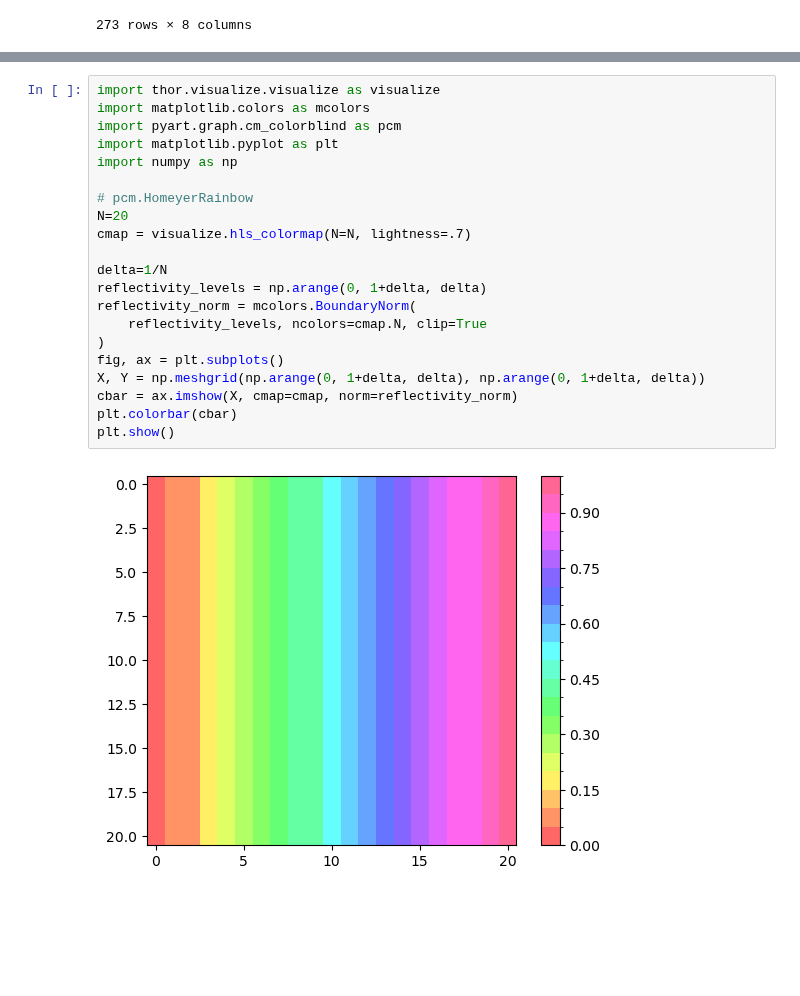
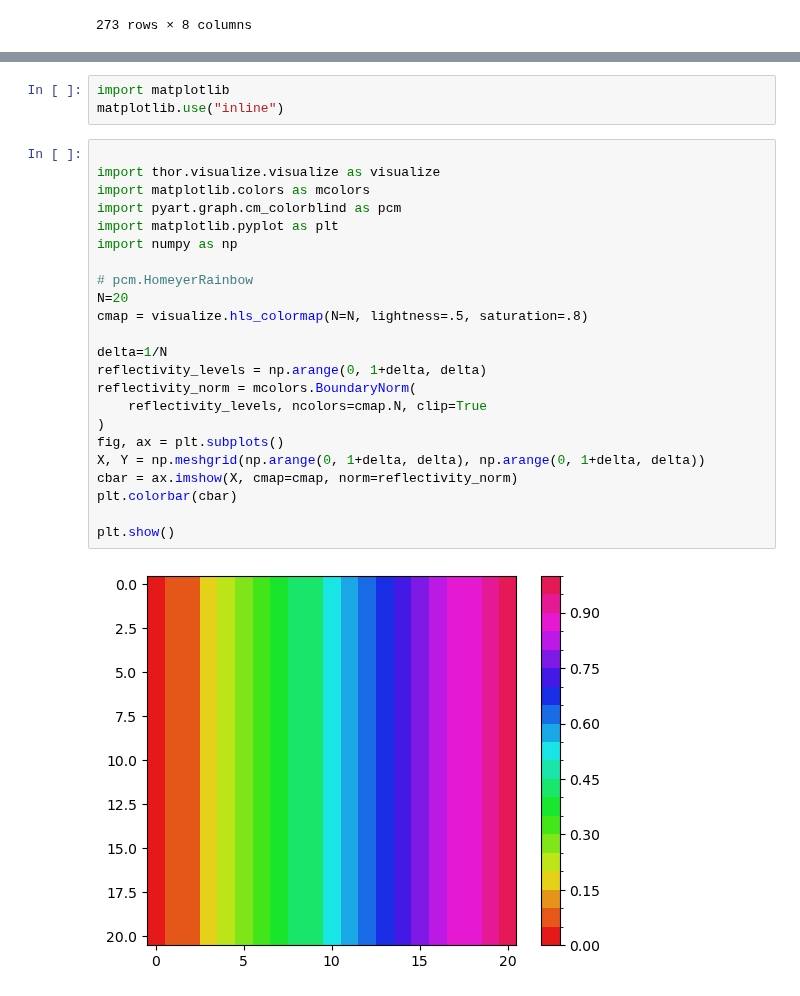
Before and after one commit to THUNER-project/THUNER, a Jupyter notebook: demo/gridrad.ipynb, the cells around one changed output, grey strips where cells are left out. Drawn from its saved outputs; the diff is of its cells as text; blank space fills up the shorter version.

```diff
--- a/demo/gridrad.ipynb
+++ b/demo/gridrad.ipynb
@@ -252,23 +246,28 @@ visualize.attribute.mcs_series(*args, **args_dict)
+# %%
+import matplotlib
+matplotlib.use("inline")
 # %%
+
 import thor.visualize.visualize as visualize
 import matplotlib.colors as mcolors
 import pyart.graph.cm_colorblind as pcm
 import matplotlib.pyplot as plt
 import numpy as np
 
 # pcm.HomeyerRainbow
 N=20
-cmap = visualize.hls_colormap(N=N, lightness=.7)
+cmap = visualize.hls_colormap(N=N, lightness=.5, saturation=.8)
 
 delta=1/N
 reflectivity_levels = np.arange(0, 1+delta, delta)
 reflectivity_norm = mcolors.BoundaryNorm(
     reflectivity_levels, ncolors=cmap.N, clip=True
 )
 fig, ax = plt.subplots()
 X, Y = np.meshgrid(np.arange(0, 1+delta, delta), np.arange(0, 1+delta, delta))
 cbar = ax.imshow(X, cmap=cmap, norm=reflectivity_norm)
 plt.colorbar(cbar)
+
 plt.show()
 # %% [output]
-[figure, old version]
+[figure, new version]
```
Also changed, not shown: parts of 13 cells of this notebook, 10 other files.
